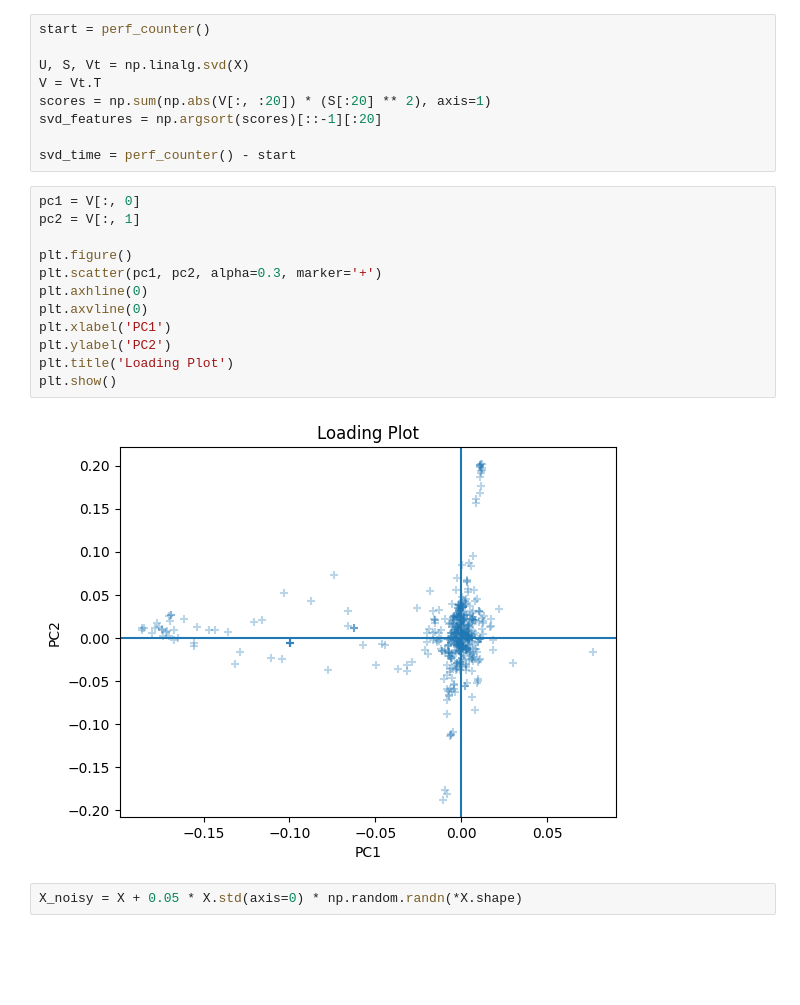
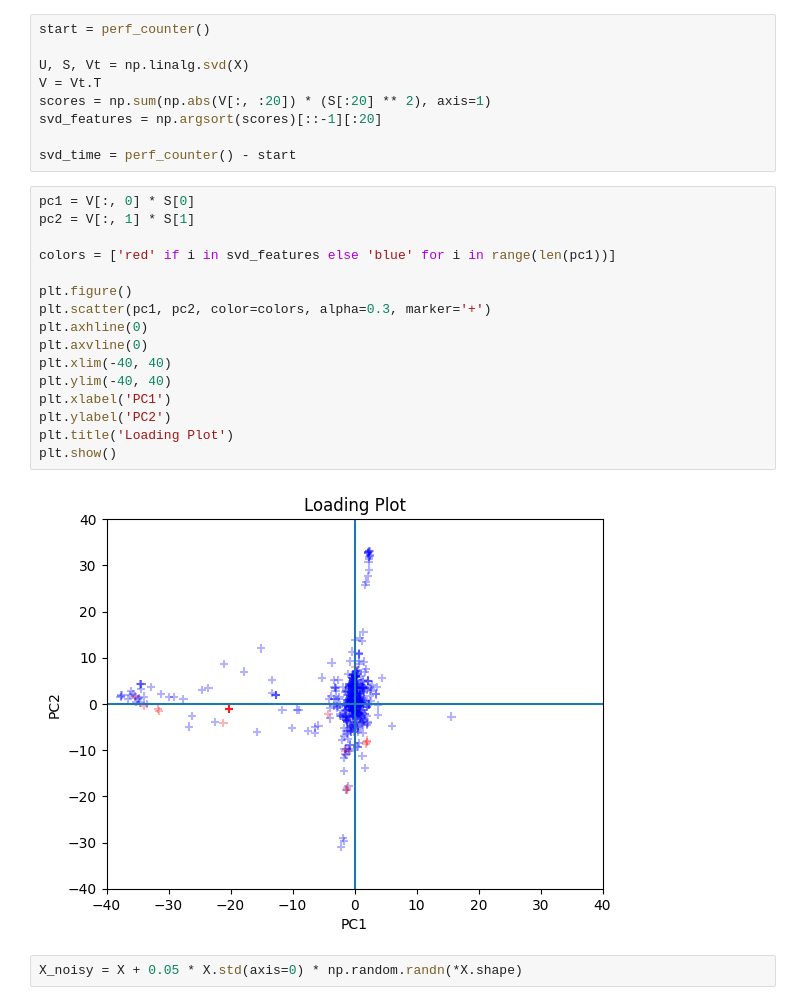
Before and after one commit to TheSaliman/DataMiningP5, a Jupyter notebook: code.ipynb, the cells around one changed output. Drawn from its saved outputs; the diff is of its cells as text; blank space fills up the shorter version.

```diff
--- a/code.ipynb
+++ b/code.ipynb
@@ -54,19 +54,23 @@ svd_features = np.argsort(scores)[::-1][:20]
 
 svd_time = perf_counter() - start
 # %%
-pc1 = V[:, 0]
-pc2 = V[:, 1]
+pc1 = V[:, 0] * S[0]
+pc2 = V[:, 1] * S[1]
+
+colors = ['red' if i in svd_features else 'blue' for i in range(len(pc1))]
 
 plt.figure()
-plt.scatter(pc1, pc2, alpha=0.3, marker='+')
+plt.scatter(pc1, pc2, color=colors, alpha=0.3, marker='+')
 plt.axhline(0)
 plt.axvline(0)
+plt.xlim(-40, 40)
+plt.ylim(-40, 40)
 plt.xlabel('PC1')
 plt.ylabel('PC2')
 plt.title('Loading Plot')
 plt.show()
 # %% [output]
-[figure, old version]
+[figure, new version]
 # %%
 X_noisy = X + 0.05 * X.std(axis=0) * np.random.randn(*X.shape)
 # %%
```
